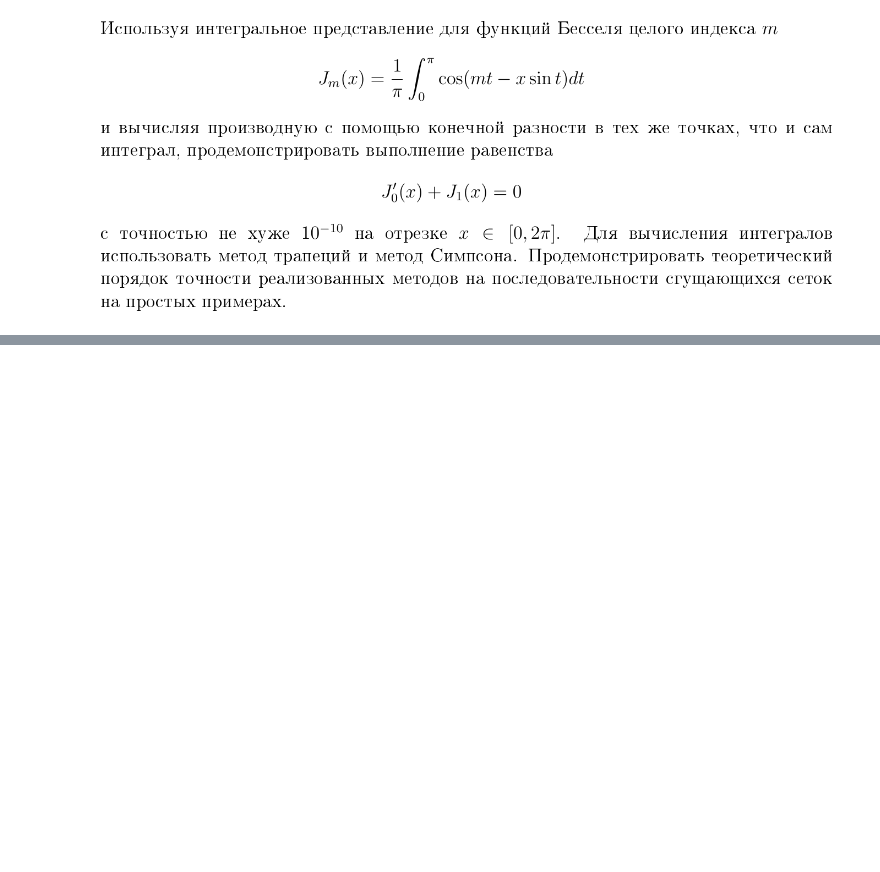
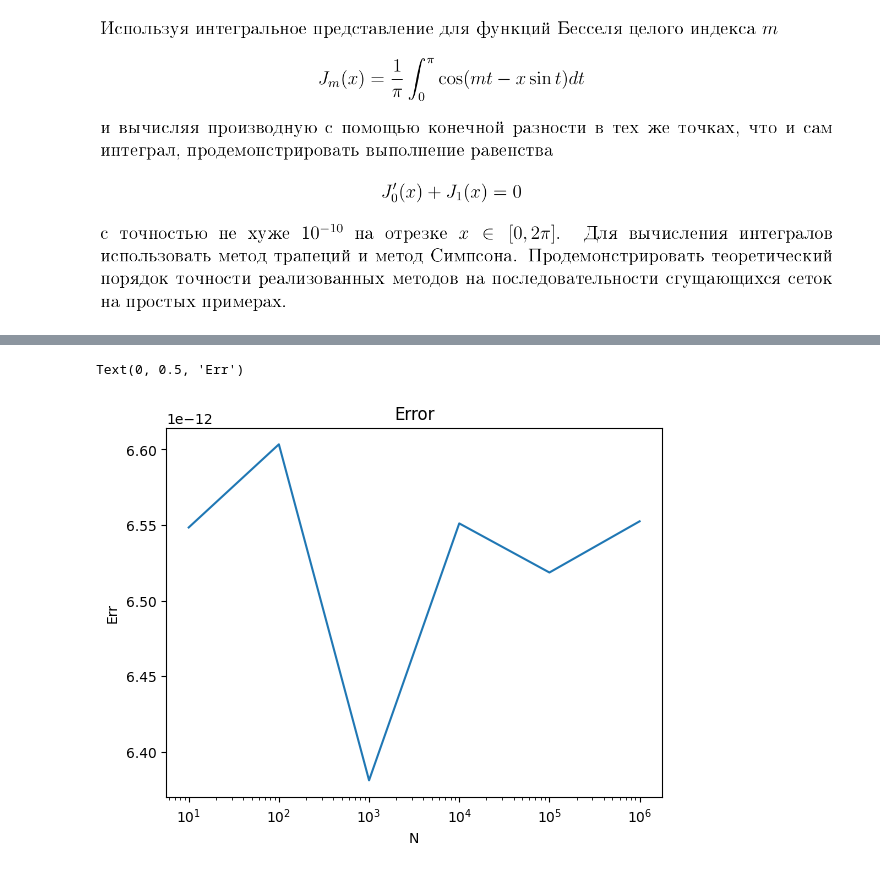
Before and after one commit to CuSynth/computational-physics, a Jupyter notebook: #4 Bessel/solution.ipynb, the cells around one changed output, grey strips where cells are left out. Saved outputs shown, nothing was run; the diff lists cells and outputs as text; code cells hidden in the pictures; blank space fills up the shorter version.

```diff
--- a/#4 Bessel/solution.ipynb
+++ b/#4 Bessel/solution.ipynb
@@ -106,18 +97,14 @@ plt.show()
 # %%
 err_S = []
-err_T = []
 points = [pow(10, i) for i in range(1, 7)]
+
 for calc_points in tqdm.tqdm(points):
+    X = np.linspace(0, 2 * np.pi, calc_points)[:, np.newaxis]
 
-    X = np.linspace(0, 2*np.pi, calc_points)[:, np.newaxis]
     j0_S = Simpson(X, 0)
-    # j0_T = Trapeze(X, 0)
-
-    dj0_S = (Simpson(X+h, 0) - Simpson(X-h, 0)) / (2*h)
-    # dj0_T = (Trapeze(X+h, 0) - Trapeze(X-h, 0)) / (2*h)
+    # dj0_S = (Simpson(X + h, 0) - Simpson(X - h, 0)) / (2 * h)
+    dj0_S = twoPointDerivative(Simpson, X, 0, h)
 
     j1_S = Simpson(X, 1)
-    # j1_T = Trapeze(X, 1)
 
-    err_S += [np.sum(j1_S + dj0_S)/len(j1_S)]
-    # err_T = [np.sum(j1_T + dj0_T)/len(j1_T)]
+    err_S += [np.sum(j1_S + dj0_S) / len(j1_S)]
@@ -145,0 +120,21 @@ plt.ylabel('Err')
+# %%
+err_S = []
+points = [pow(10, i) for i in range(1, 7)]
+
+for calc_points in tqdm.tqdm(points):
+    X = np.linspace(0, 2 * np.pi, calc_points)[:, np.newaxis]
+
+    j0_S = Simpson(X, 0)
+    dj0_S = fourPointDerivative(Simpson, X, 0, h)
+    j1_S = Simpson(X, 1)
+
+    err_S += [np.sum(j1_S + dj0_S) / len(j1_S)]
+# %%
+plt.plot(points, np.vectorize(abs)(err_S))
+plt.xscale('log', base=10)
+plt.title('Error')
+plt.xlabel('N')
+plt.ylabel('Err')
+# %% [output]
+Text(0, 0.5, 'Err')
+[figure, added]
```
Also changed, not shown: parts of 7 cells of this notebook.
